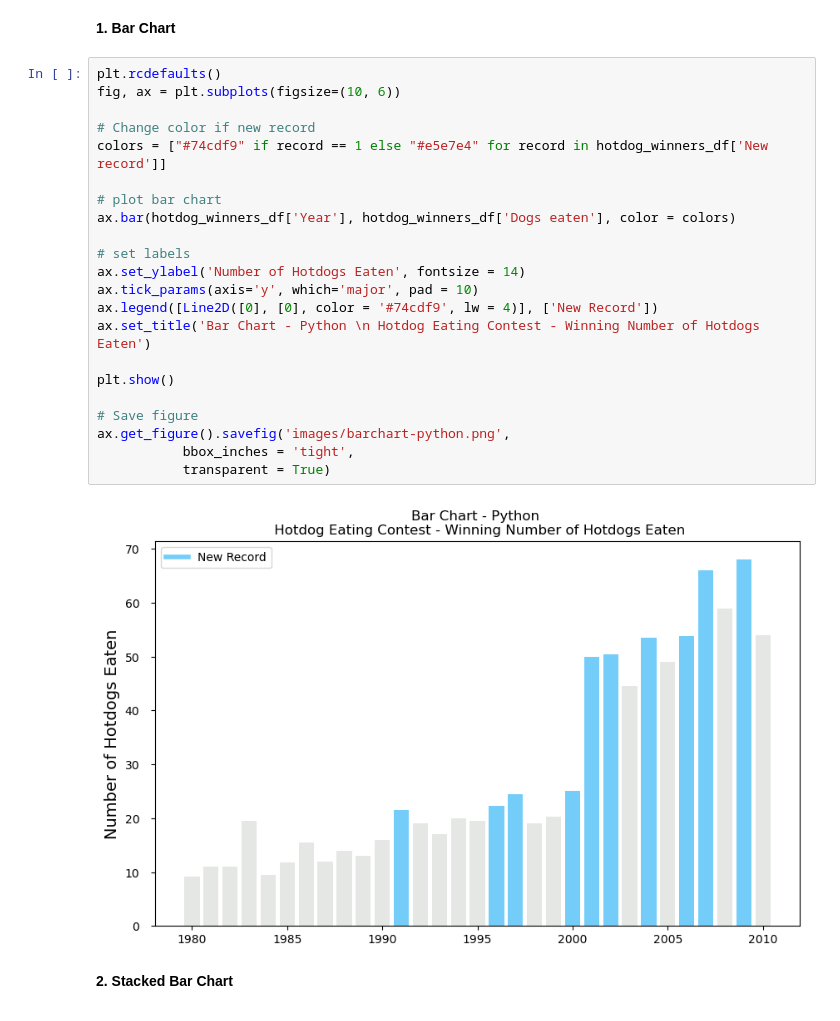
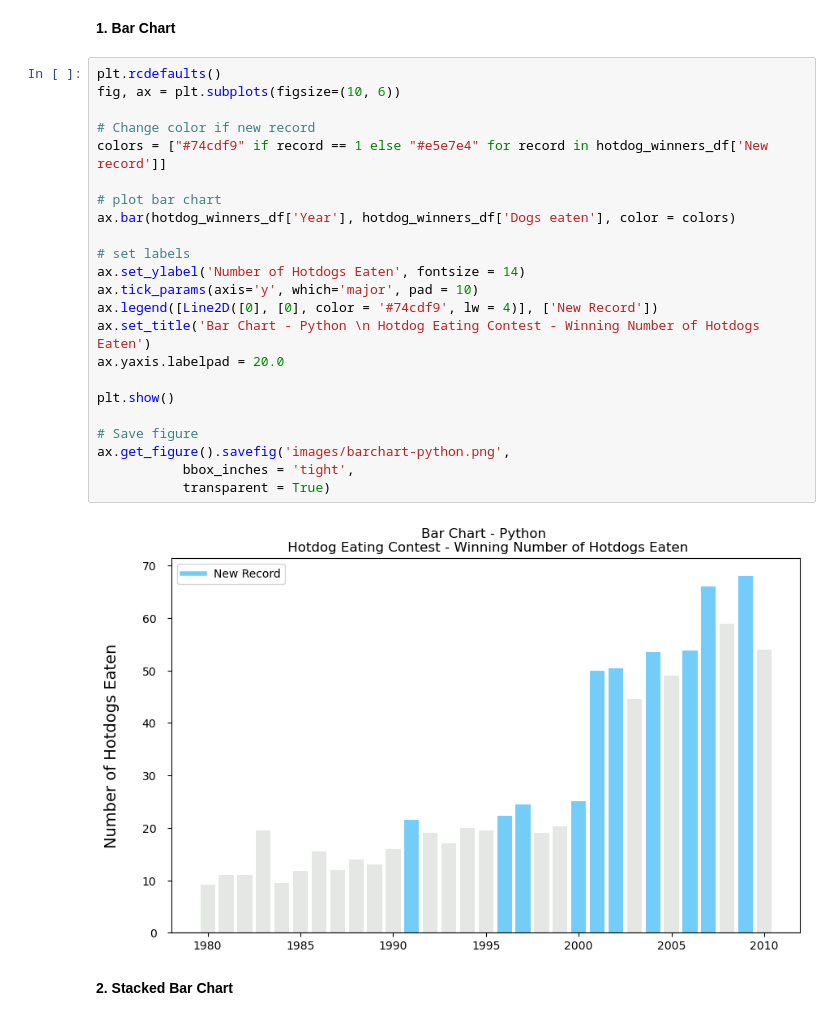
Before and after one commit to cableredi/BellevueUniv_MDS, a Jupyter notebook: DSC640/Weeks 1 - 2/Weeks1-2_Python.ipynb, the cells around one changed output. Drawn from its saved outputs; the diff is of its cells as text.

```diff
--- a/DSC640/Weeks 1 - 2/Weeks1-2_Python.ipynb
+++ b/DSC640/Weeks 1 - 2/Weeks1-2_Python.ipynb
@@ -45,27 +45,28 @@ obama_df.head()
 # %%
 plt.rcdefaults()
 fig, ax = plt.subplots(figsize=(10, 6))
 
 # Change color if new record
 colors = ["#74cdf9" if record == 1 else "#e5e7e4" for record in hotdog_winners_df['New record']]
 
 # plot bar chart
 ax.bar(hotdog_winners_df['Year'], hotdog_winners_df['Dogs eaten'], color = colors)
 
 # set labels
 ax.set_ylabel('Number of Hotdogs Eaten', fontsize = 14)
 ax.tick_params(axis='y', which='major', pad = 10)
 ax.legend([Line2D([0], [0], color = '#74cdf9', lw = 4)], ['New Record'])
 ax.set_title('Bar Chart - Python \n Hotdog Eating Contest - Winning Number of Hotdogs Eaten')
+ax.yaxis.labelpad = 20.0
 
 plt.show()
 
 # Save figure
 ax.get_figure().savefig('images/barchart-python.png',
            bbox_inches = 'tight',
            transparent = True)
 # %% [output]
-[figure, old version]
+[figure, new version]
 # %% [markdown]
 **2. Stacked Bar Chart**
 # %%
```
Also changed, not shown: parts of 3 cells of this notebook, 3 other files.
